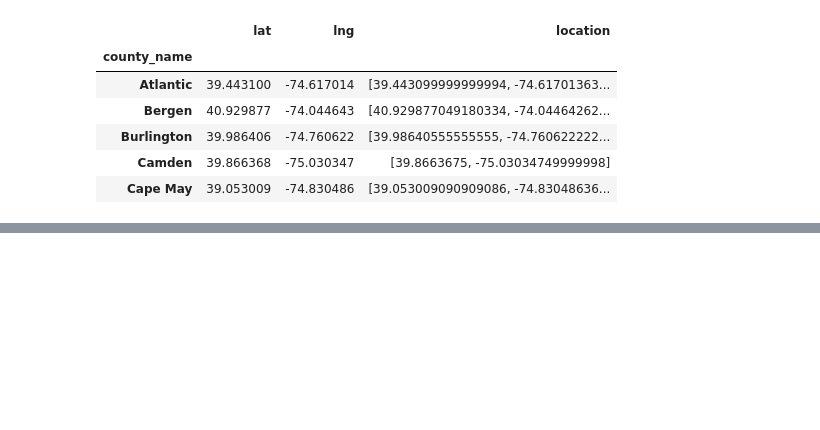
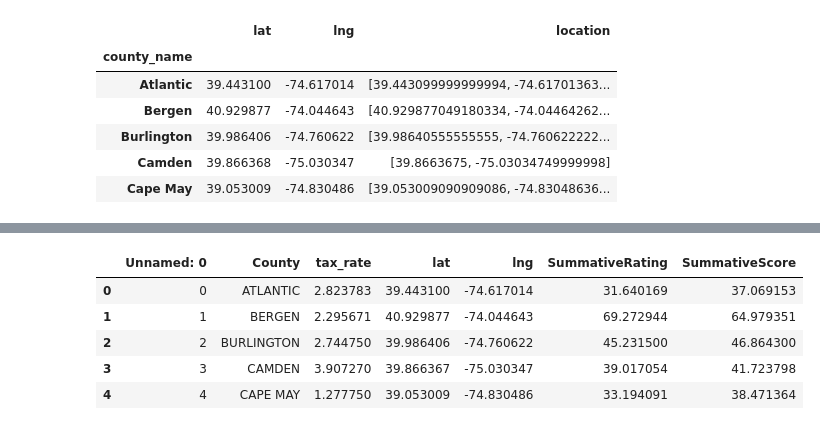
Before and after one commit to NinaLAnderson3/project2, a Jupyter notebook: Leaflet/static/data/Untitled.ipynb, the cells around one changed output, grey strips where cells are left out. Saved outputs shown, nothing was run; the diff lists cells and outputs as text; code cells hidden in the pictures; blank space fills up the shorter version.

```diff
--- a/Leaflet/static/data/Untitled.ipynb
+++ b/Leaflet/static/data/Untitled.ipynb
@@ -164,0 +175,10 @@ parsed_nj.to_csv("county_loc.csv")
+# %%
+clean_final = final.drop(["City_id","location","COUNTY_CODE"], axis = 1)
+clean_final.head()
+# %% [output]
+|  | Unnamed: 0 | County | tax_rate | lat | lng | SummativeRating | SummativeScore |
+| 0 | 0 | ATLANTIC | 2.823783 | 39.443100 | -74.617014 | 31.640169 | 37.069153 |
+| 1 | 1 | BERGEN | 2.295671 | 40.929877 | -74.044643 | 69.272944 | 64.979351 |
+| 2 | 2 | BURLINGTON | 2.744750 | 39.986406 | -74.760622 | 45.231500 | 46.864300 |
+| 3 | 3 | CAMDEN | 3.907270 | 39.866367 | -75.030347 | 39.017054 | 41.723798 |
+| 4 | 4 | CAPE MAY | 1.277750 | 39.053009 | -74.830486 | 33.194091 | 38.471364 |
```
Also changed, not shown: parts of 12 cells of this notebook, 10 other files.
